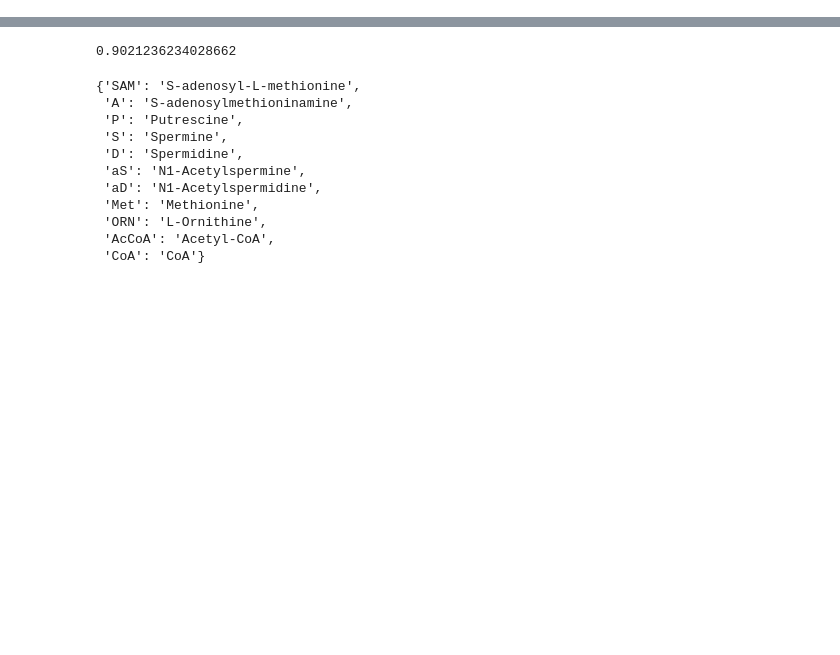
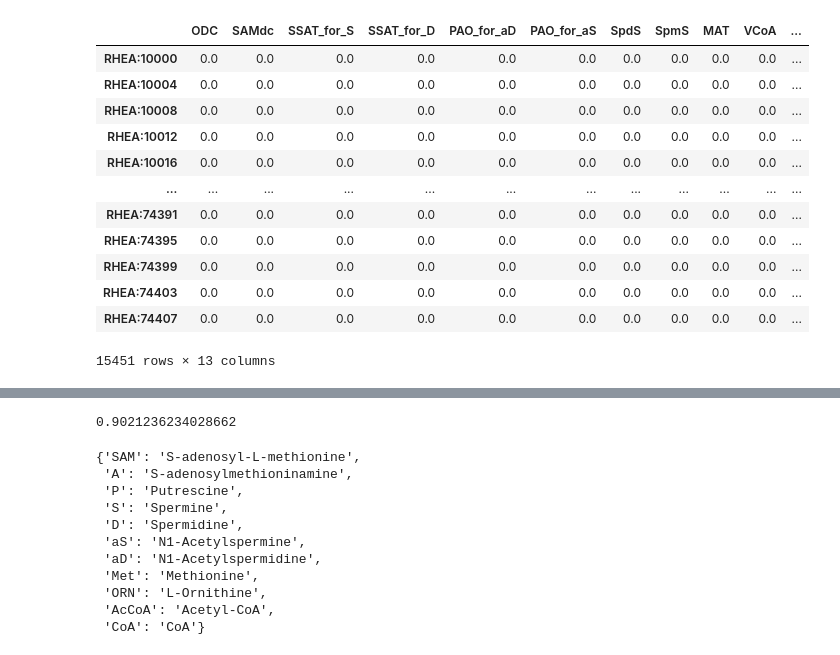
Before and after one commit to sys-bio/AMAS, a Jupyter notebook: notebooks/renew_algorithm.ipynb, the cells around one changed output, grey strips where cells are left out. Cells and saved outputs as stored; diff of their text form; code cells hidden in the pictures; blank space fills up the shorter version.

```diff
--- a/notebooks/renew_algorithm.ipynb
+++ b/notebooks/renew_algorithm.ipynb
@@ -54,0 +199,2 @@ res = recom.getSpeciesRecommendation(pred_str='hydrogen',
+# %%
+recom2 = recommender.Recommender(libsbml_fpath=ecoli_fpath)
@@ -54,0 +215,4 @@ res = recom.getSpeciesRecommendation(pred_str='hydrogen',
+# %%
+reac_res = recom2.reactions.getRScores(spec_dict=recom2.species.formula,
+                           reacs=['R_PFK'])['R_PFK']
+res_vals = [val[1] for val in reac_res]
@@ -54,0 +446,16 @@ res = recom.getSpeciesRecommendation(pred_str='hydrogen',
+# %%
+reac_res
+# %% [output]
+|  | ODC | SAMdc | SSAT_for_S | SSAT_for_D | PAO_for_aD | PAO_for_aS | SpdS | SpmS | MAT | VCoA | ... |
+| RHEA:10000 | 0.0 | 0.0 | 0.0 | 0.0 | 0.0 | 0.0 | 0.0 | 0.0 | 0.0 | 0.0 | ... |
+| RHEA:10004 | 0.0 | 0.0 | 0.0 | 0.0 | 0.0 | 0.0 | 0.0 | 0.0 | 0.0 | 0.0 | ... |
+| RHEA:10008 | 0.0 | 0.0 | 0.0 | 0.0 | 0.0 | 0.0 | 0.0 | 0.0 | 0.0 | 0.0 | ... |
+| RHEA:10012 | 0.0 | 0.0 | 0.0 | 0.0 | 0.0 | 0.0 | 0.0 | 0.0 | 0.0 | 0.0 | ... |
+| RHEA:10016 | 0.0 | 0.0 | 0.0 | 0.0 | 0.0 | 0.0 | 0.0 | 0.0 | 0.0 | 0.0 | ... |
+| ... | ... | ... | ... | ... | ... | ... | ... | ... | ... | ... | ... |
+| RHEA:74391 | 0.0 | 0.0 | 0.0 | 0.0 | 0.0 | 0.0 | 0.0 | 0.0 | 0.0 | 0.0 | ... |
+| RHEA:74395 | 0.0 | 0.0 | 0.0 | 0.0 | 0.0 | 0.0 | 0.0 | 0.0 | 0.0 | 0.0 | ... |
+| RHEA:74399 | 0.0 | 0.0 | 0.0 | 0.0 | 0.0 | 0.0 | 0.0 | 0.0 | 0.0 | 0.0 | ... |
+| RHEA:74403 | 0.0 | 0.0 | 0.0 | 0.0 | 0.0 | 0.0 | 0.0 | 0.0 | 0.0 | 0.0 | ... |
+| RHEA:74407 | 0.0 | 0.0 | 0.0 | 0.0 | 0.0 | 0.0 | 0.0 | 0.0 | 0.0 | 0.0 | ... |
+15451 rows × 13 columns
```
Also changed, not shown: parts of 50 cells of this notebook, 7 other files.
